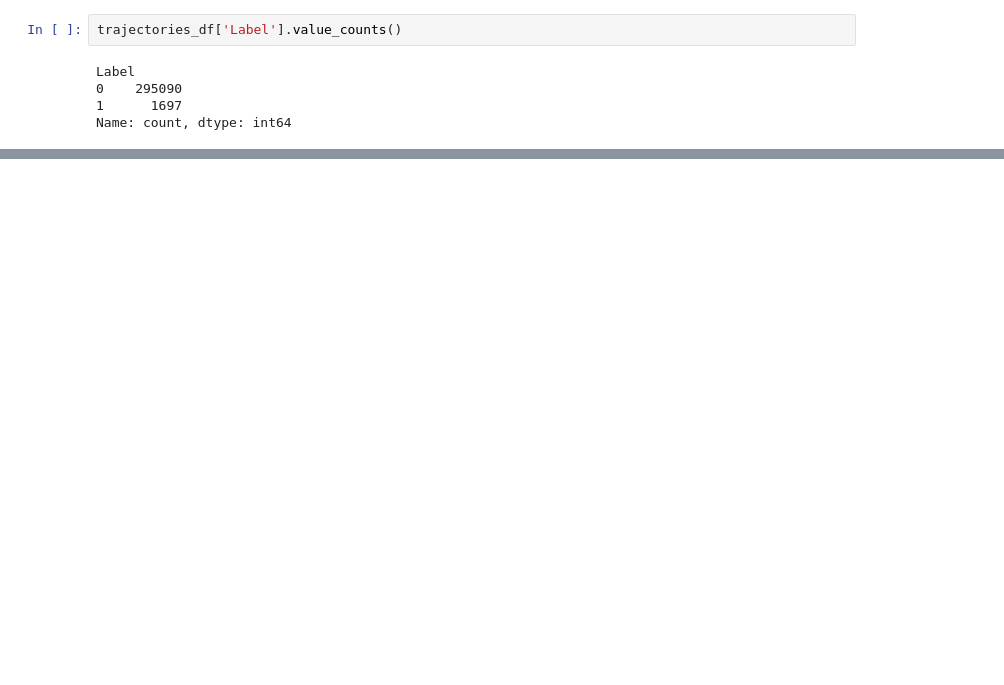
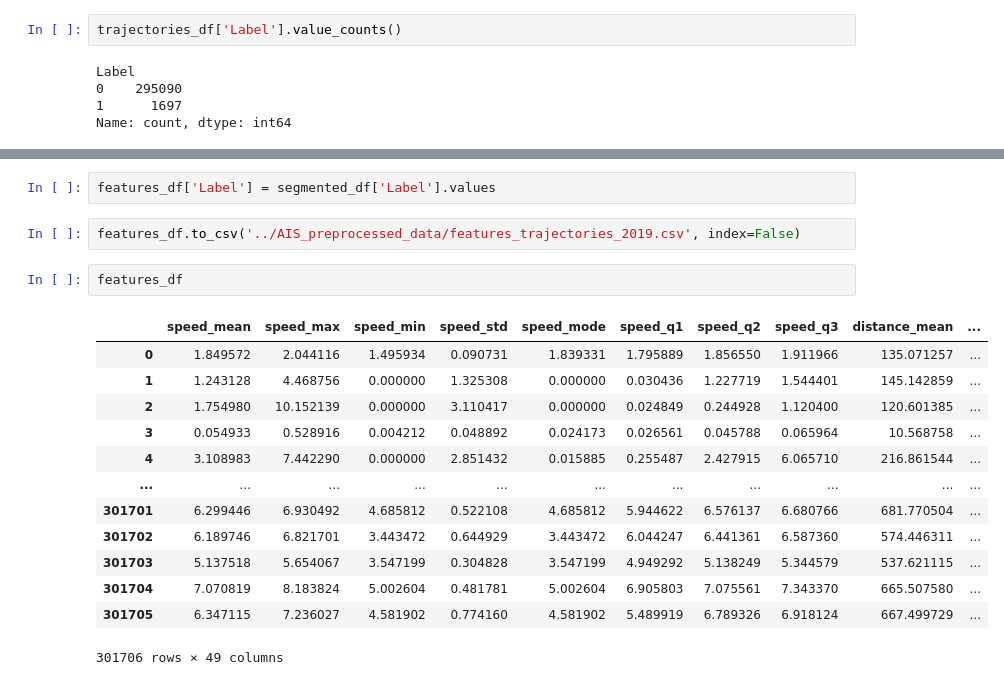
Before and after one commit to ankurnath/RecFishing, a Jupyter notebook: data_exploration.ipynb, the cells around one changed output, grey strips where cells are left out. Drawn from its saved outputs; the diff is of its cells as text; blank space fills up the shorter version.

```diff
--- a/data_exploration.ipynb
+++ b/data_exploration.ipynb
@@ -198,0 +252,20 @@ resampled_df = segmented_df.apply(resample_fixed_length, axis=1)
+# %%
+features_df['Label'] = segmented_df['Label'].values
+# %%
+features_df.to_csv('../AIS_preprocessed_data/features_trajectories_2019.csv', index=False)
+# %%
+features_df
+# %% [output]
+|  | speed_mean | speed_max | speed_min | speed_std | speed_mode | speed_q1 | speed_q2 | speed_q3 | distance_mean | ... |
+| 0 | 1.849572 | 2.044116 | 1.495934 | 0.090731 | 1.839331 | 1.795889 | 1.856550 | 1.911966 | 135.071257 | ... |
+| 1 | 1.243128 | 4.468756 | 0.000000 | 1.325308 | 0.000000 | 0.030436 | 1.227719 | 1.544401 | 145.142859 | ... |
+| 2 | 1.754980 | 10.152139 | 0.000000 | 3.110417 | 0.000000 | 0.024849 | 0.244928 | 1.120400 | 120.601385 | ... |
+| 3 | 0.054933 | 0.528916 | 0.004212 | 0.048892 | 0.024173 | 0.026561 | 0.045788 | 0.065964 | 10.568758 | ... |
+| 4 | 3.108983 | 7.442290 | 0.000000 | 2.851432 | 0.015885 | 0.255487 | 2.427915 | 6.065710 | 216.861544 | ... |
+| ... | ... | ... | ... | ... | ... | ... | ... | ... | ... | ... |
+| 301701 | 6.299446 | 6.930492 | 4.685812 | 0.522108 | 4.685812 | 5.944622 | 6.576137 | 6.680766 | 681.770504 | ... |
+| 301702 | 6.189746 | 6.821701 | 3.443472 | 0.644929 | 3.443472 | 6.044247 | 6.441361 | 6.587360 | 574.446311 | ... |
+| 301703 | 5.137518 | 5.654067 | 3.547199 | 0.304828 | 3.547199 | 4.949292 | 5.138249 | 5.344579 | 537.621115 | ... |
+| 301704 | 7.070819 | 8.183824 | 5.002604 | 0.481781 | 5.002604 | 6.905803 | 7.075561 | 7.343370 | 665.507580 | ... |
+| 301705 | 6.347115 | 7.236027 | 4.581902 | 0.774160 | 4.581902 | 5.489919 | 6.789326 | 6.918124 | 667.499729 | ... |
+301706 rows × 49 columns
```
Also changed, not shown: parts of 84 cells of this notebook, 7 other files.
